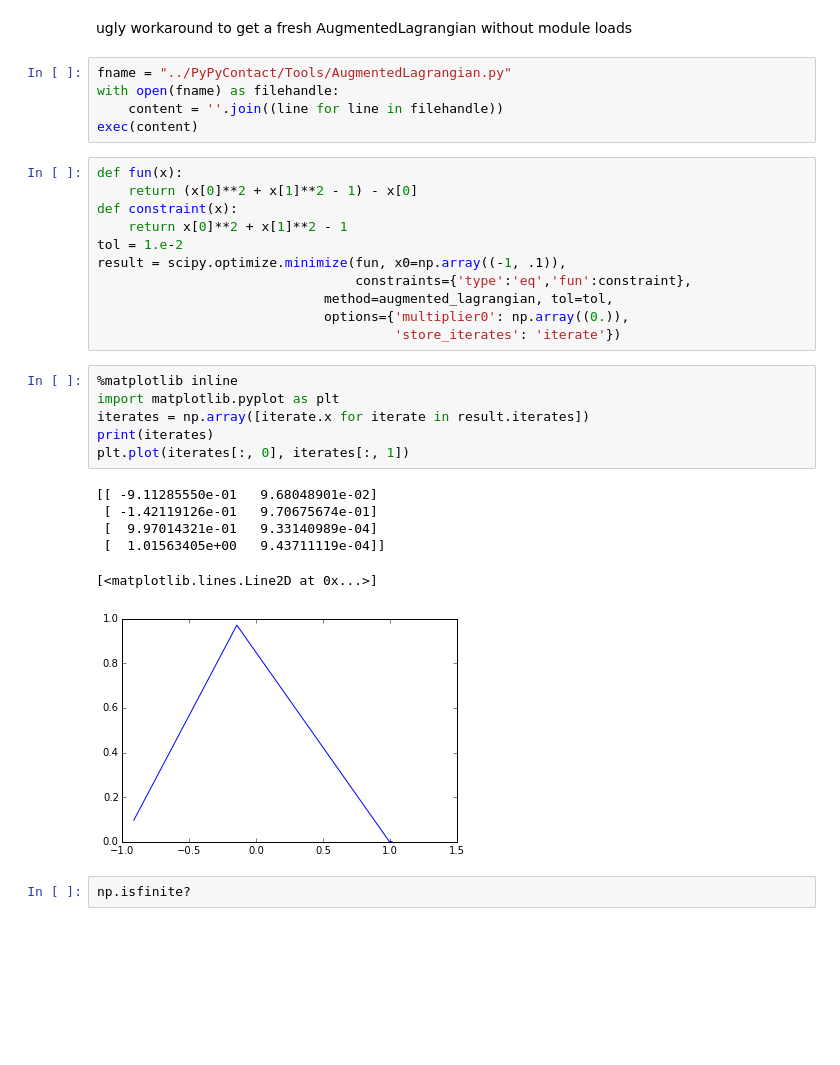
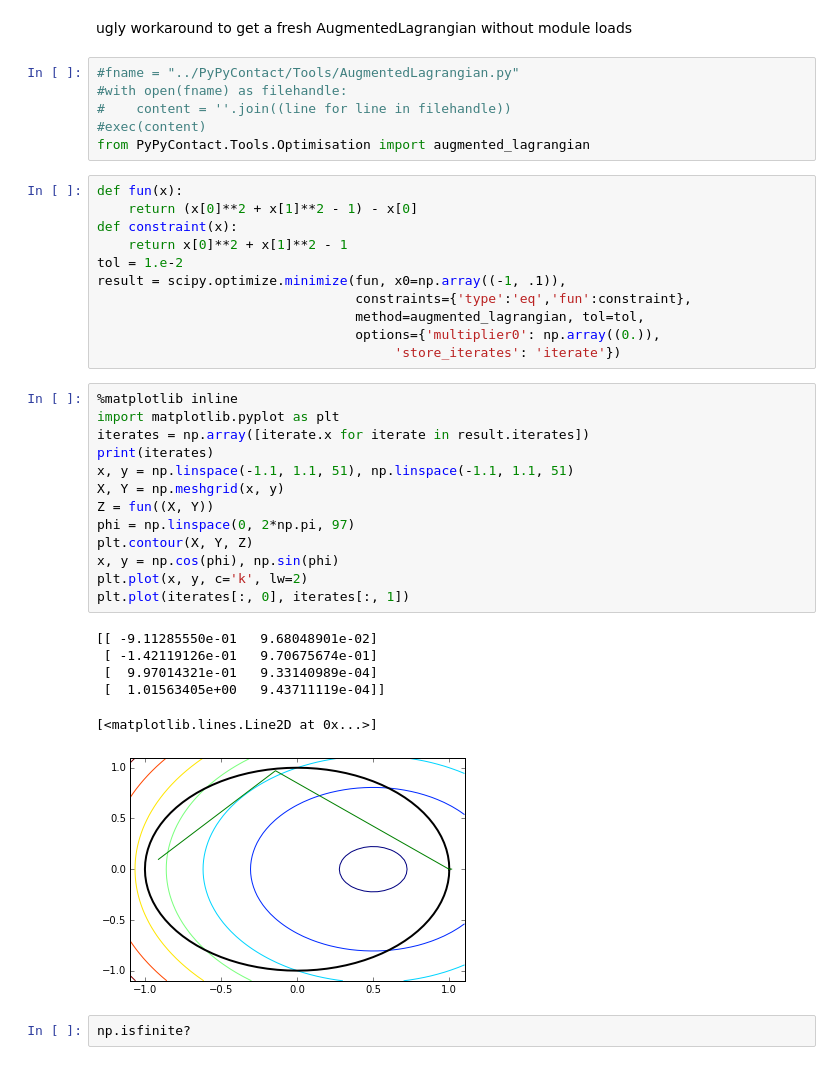
Before and after one commit to ContactEngineering/ContactMechanics, a Jupyter notebook: helpers/Testing_augmented_Lagrangian.ipynb, the cells around one changed output. Cells and saved outputs as stored; diff of their text form; blank space fills up the shorter version.

Commit message:
ref optims implemented, seem to work

```diff
--- a/helpers/Testing_augmented_Lagrangian.ipynb
+++ b/helpers/Testing_augmented_Lagrangian.ipynb
@@ -22,10 +22,11 @@ $$ x_1^2 + x_2^2 = 1$$
 # %% [markdown]
 ugly workaround to get a fresh AugmentedLagrangian without module loads
 # %%
-fname = "../PyPyContact/Tools/AugmentedLagrangian.py"
-with open(fname) as filehandle:
-    content = ''.join((line for line in filehandle))
-exec(content)
+#fname = "../PyPyContact/Tools/AugmentedLagrangian.py"
+#with open(fname) as filehandle:
+#    content = ''.join((line for line in filehandle))
+#exec(content)
+from PyPyContact.Tools.Optimisation import augmented_lagrangian
 # %%
 def fun(x):
     return (x[0]**2 + x[1]**2 - 1) - x[0]
@@ -34,22 +35,29 @@ def constraint(x):
 tol = 1.e-2
 result = scipy.optimize.minimize(fun, x0=np.array((-1, .1)),
        	                         constraints={'type':'eq','fun':constraint},
-	                         method=augmented_lagrangian, tol=tol,
-	                         options={'multiplier0': np.array((0.)),
+	                             method=augmented_lagrangian, tol=tol,
+	                             options={'multiplier0': np.array((0.)),
                                       'store_iterates': 'iterate'})
 # %%
 %matplotlib inline
 import matplotlib.pyplot as plt
 iterates = np.array([iterate.x for iterate in result.iterates])
 print(iterates)
+x, y = np.linspace(-1.1, 1.1, 51), np.linspace(-1.1, 1.1, 51)
+X, Y = np.meshgrid(x, y)
+Z = fun((X, Y))
+phi = np.linspace(0, 2*np.pi, 97)
+plt.contour(X, Y, Z)
+x, y = np.cos(phi), np.sin(phi)
+plt.plot(x, y, c='k', lw=2)
 plt.plot(iterates[:, 0], iterates[:, 1])
 # %% [output]
 [[ -9.11285550e-01   9.68048901e-02]
  [ -1.42119126e-01   9.70675674e-01]
  [  9.97014321e-01   9.33140989e-04]
  [  1.01563405e+00   9.43711119e-04]]
 [<matplotlib.lines.Line2D at 0x...>]
-[figure, old version]
+[figure, new version]
 # %%
 np.isfinite?
 # %% [markdown]
```
Also changed, not shown: 3 other files.
